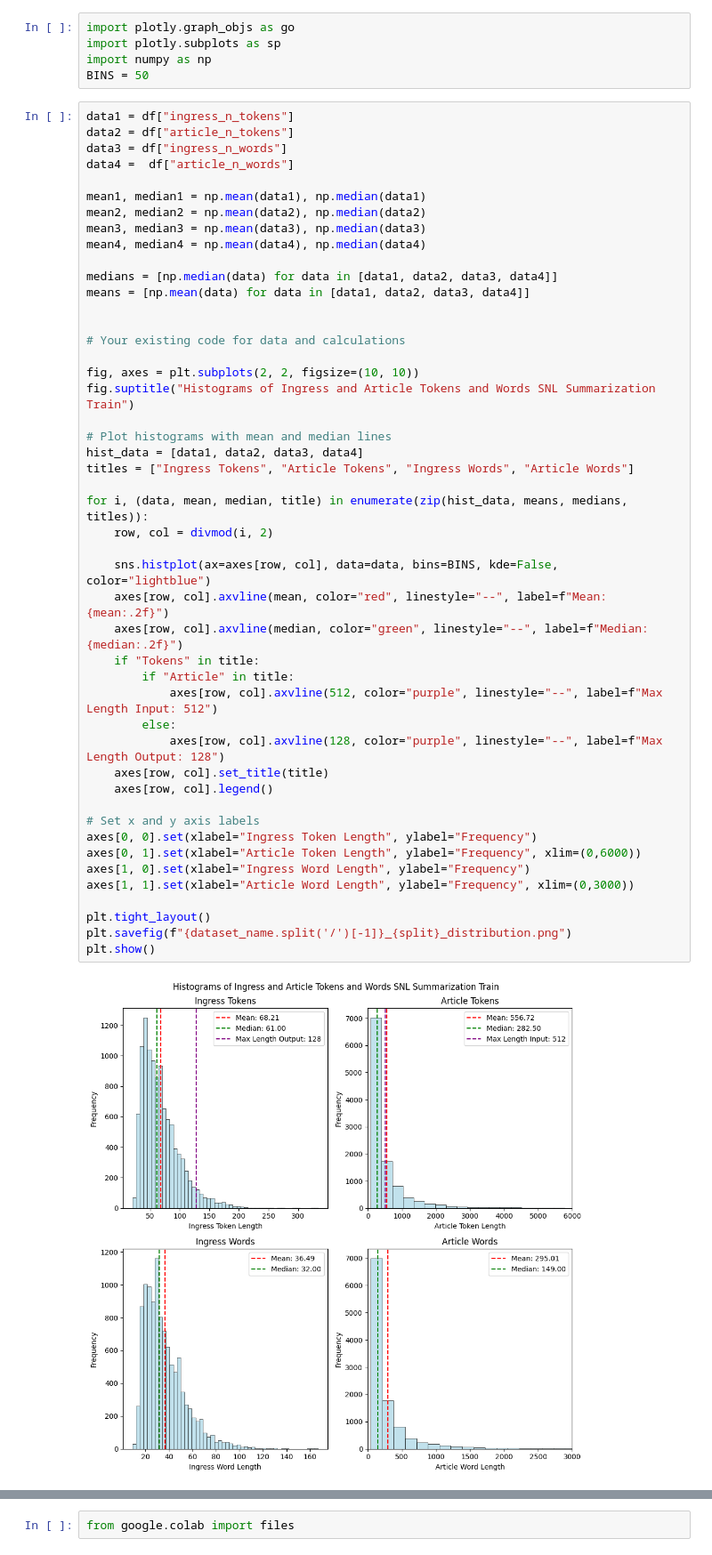
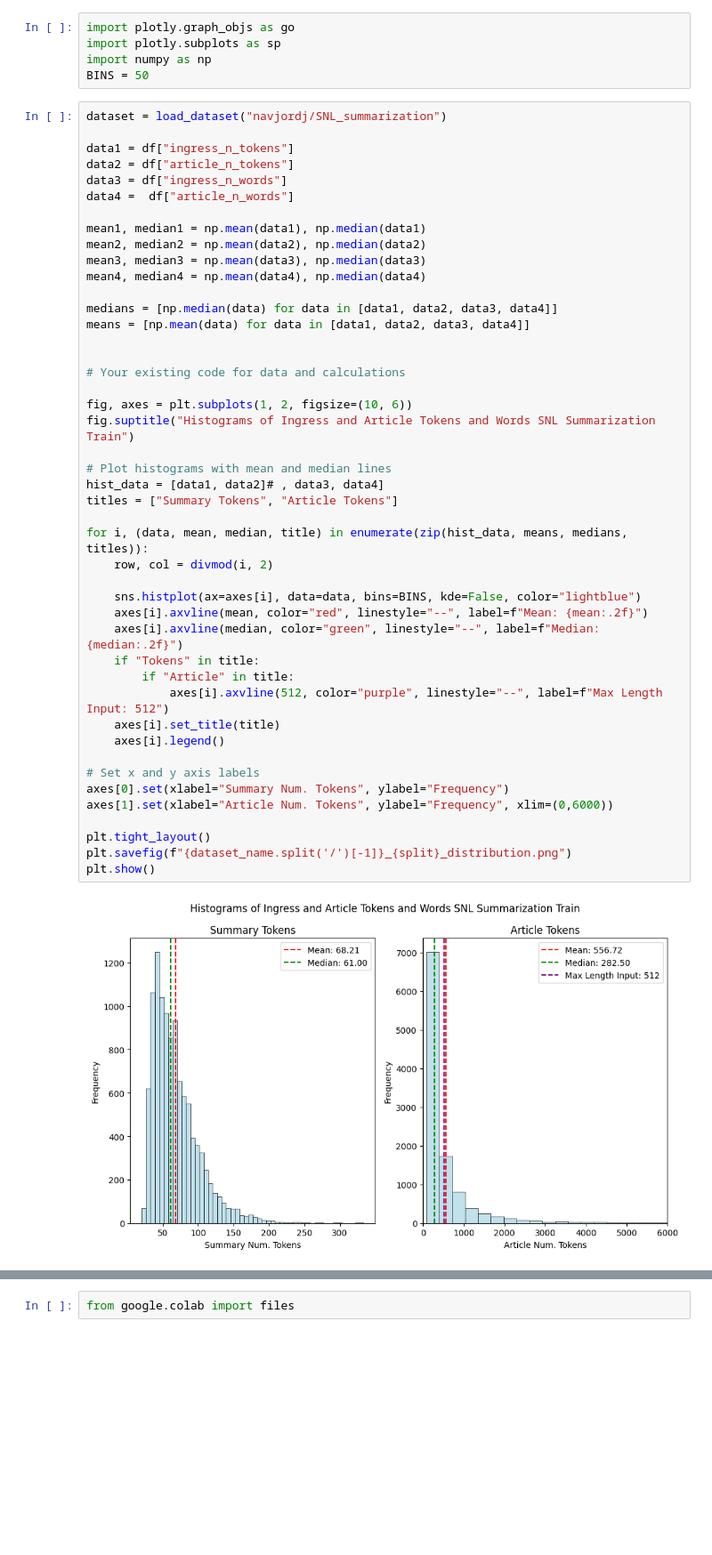
Before and after one commit to navjordj/Master-Norwegian-Abstractive-Summarization, a Jupyter notebook: data_exploration/SNLExploration.ipynb, the cells around one changed output, grey strips where cells are left out. Shown at 89% size. Cells and saved outputs as stored; diff of their text form; blank space fills up the shorter version.

```diff
--- a/data_exploration/SNLExploration.ipynb
+++ b/data_exploration/SNLExploration.ipynb
@@ -141,51 +125,49 @@ import plotly.subplots as sp
 import numpy as np
 BINS = 50
 # %%
+dataset = load_dataset("navjordj/SNL_summarization")
+
 data1 = df["ingress_n_tokens"]
 data2 = df["article_n_tokens"]
 data3 = df["ingress_n_words"]
 data4 =  df["article_n_words"]
 
 mean1, median1 = np.mean(data1), np.median(data1)
 mean2, median2 = np.mean(data2), np.median(data2)
 mean3, median3 = np.mean(data3), np.median(data3)
 mean4, median4 = np.mean(data4), np.median(data4)
 
 medians = [np.median(data) for data in [data1, data2, data3, data4]]
 means = [np.mean(data) for data in [data1, data2, data3, data4]]
 
 
 # Your existing code for data and calculations
 
-fig, axes = plt.subplots(2, 2, figsize=(10, 10))
+fig, axes = plt.subplots(1, 2, figsize=(10, 6))
 fig.suptitle("Histograms of Ingress and Article Tokens and Words SNL Summarization Train")
 
 # Plot histograms with mean and median lines
-hist_data = [data1, data2, data3, data4]
-titles = ["Ingress Tokens", "Article Tokens", "Ingress Words", "Article Words"]
+hist_data = [data1, data2]# , data3, data4]
+titles = ["Summary Tokens", "Article Tokens"]
 
 for i, (data, mean, median, title) in enumerate(zip(hist_data, means, medians, titles)):
     row, col = divmod(i, 2)
 
-    sns.histplot(ax=axes[row, col], data=data, bins=BINS, kde=False, color="lightblue")
-    axes[row, col].axvline(mean, color="red", linestyle="--", label=f"Mean: {mean:.2f}")
-    axes[row, col].axvline(median, color="green", linestyle="--", label=f"Median: {median:.2f}")
+    sns.histplot(ax=axes[i], data=data, bins=BINS, kde=False, color="lightblue")
+    axes[i].axvline(mean, color="red", linestyle="--", label=f"Mean: {mean:.2f}")
+    axes[i].axvline(median, color="green", linestyle="--", label=f"Median: {median:.2f}")
     if "Tokens" in title:
         if "Article" in title:
-            axes[row, col].axvline(512, color="purple", linestyle="--", label=f"Max Length Input: 512")
-        else:
-            axes[row, col].axvline(128, color="purple", linestyle="--", label=f"Max Length Output: 128")
-    axes[row, col].set_title(title)
-    axes[row, col].legend()
+            axes[i].axvline(512, color="purple", linestyle="--", label=f"Max Length Input: 512")
+    axes[i].set_title(title)
+    axes[i].legend()
 
 # Set x and y axis labels
-axes[0, 0].set(xlabel="Ingress Token Length", ylabel="Frequency")
-axes[0, 1].set(xlabel="Article Token Length", ylabel="Frequency", xlim=(0,6000))
-axes[1, 0].set(xlabel="Ingress Word Length", ylabel="Frequency")
-axes[1, 1].set(xlabel="Article Word Length", ylabel="Frequency", xlim=(0,3000))
+axes[0].set(xlabel="Summary Num. Tokens", ylabel="Frequency")
+axes[1].set(xlabel="Article Num. Tokens", ylabel="Frequency", xlim=(0,6000))
 
 plt.tight_layout()
 plt.savefig(f"{dataset_name.split('/')[-1]}_{split}_distribution.png")
 plt.show()
 # %% [output]
-[figure, old version]
+[figure, new version]
```
Also changed, not shown: parts of 11 cells of this notebook, 51 other files.
